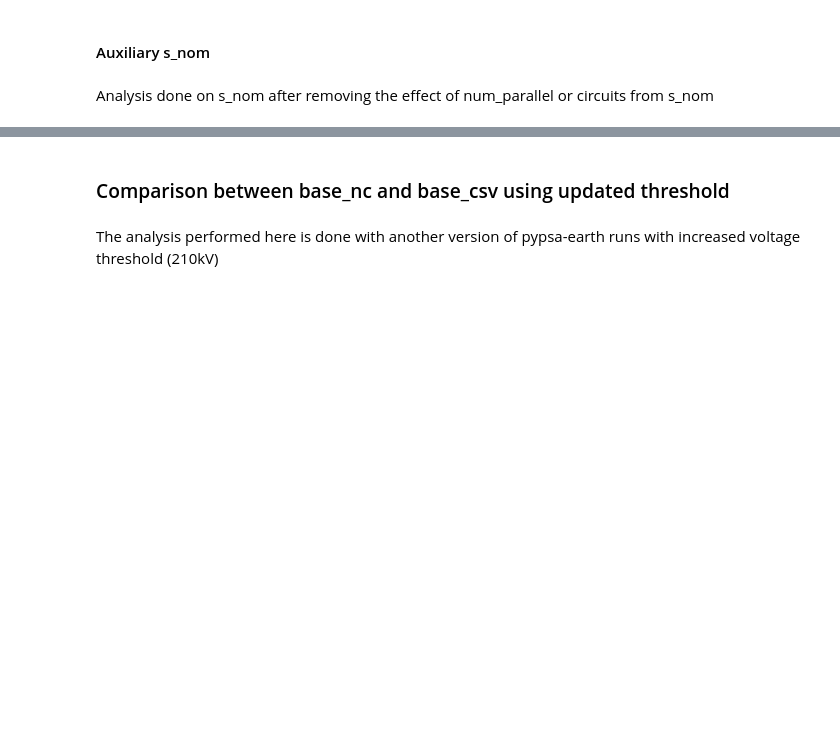
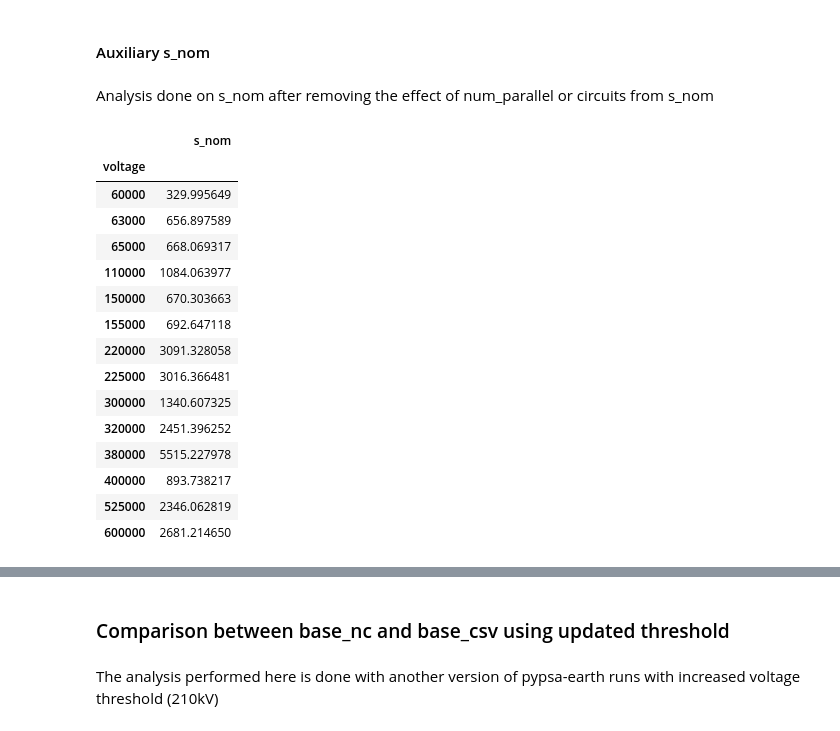
Before and after one commit to pypsa-meets-earth/documentation, a Jupyter notebook: notebooks/validation/it_de_comparison_notebook.ipynb, the cells around one changed output, grey strips where cells are left out. Drawn from its saved outputs; the diff is of its cells as text; code cells hidden in the pictures; blank space fills up the shorter version.

```diff
--- a/notebooks/validation/it_de_comparison_notebook.ipynb
+++ b/notebooks/validation/it_de_comparison_notebook.ipynb
@@ -305,5 +325,24 @@ it_base_csv_s_nom["s_nom_single"] = it_base_csv_s_nom['s_nom'] / it_base_csv_s_n
 # %%
 # Removing the effect of circuits from s_nom
 entsoe_s_nom["s_nom_single"] = entsoe_s_nom.apply(lambda row: row['s_nom'] / row['circuits'], axis=1)
+# %%
+de_base_csv_s_nom.groupby(["voltage"])[["s_nom"]].mean()
+# %% [output]
+|  | s_nom |
+| voltage |  |
+| 60000 | 329.995649 |
+| 63000 | 656.897589 |
+| 65000 | 668.069317 |
+| 110000 | 1084.063977 |
+| 150000 | 670.303663 |
+| 155000 | 692.647118 |
+| 220000 | 3091.328058 |
+| 225000 | 3016.366481 |
+| 300000 | 1340.607325 |
+| 320000 | 2451.396252 |
+| 380000 | 5515.227978 |
+| 400000 | 893.738217 |
+| 525000 | 2346.062819 |
+| 600000 | 2681.214650 |
 # %%
 # Table comparing auxiliary s_nom with s_nom in base_csv for DE
```
Also changed, not shown: parts of 19 cells of this notebook.
